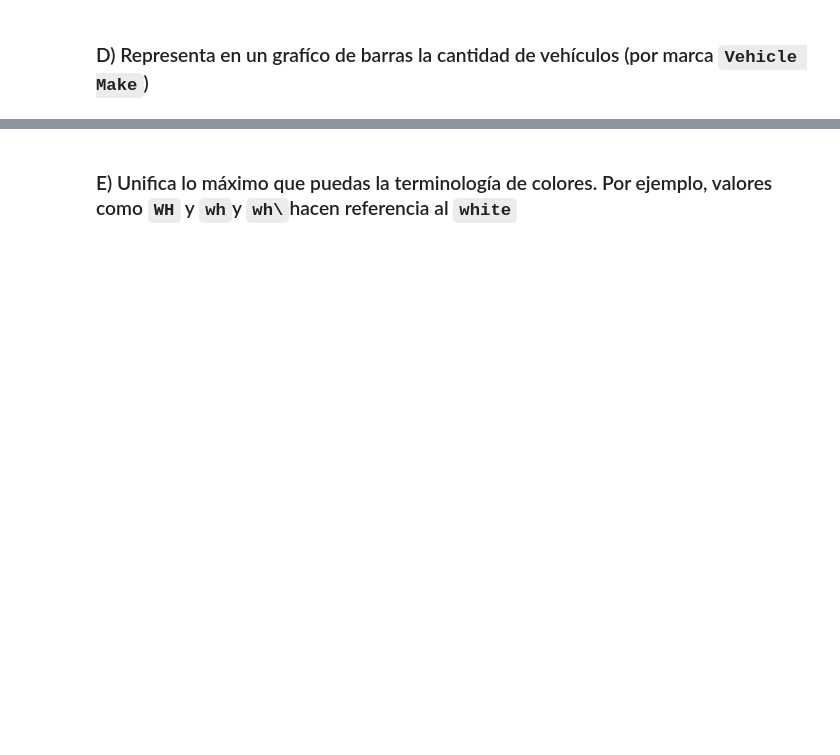
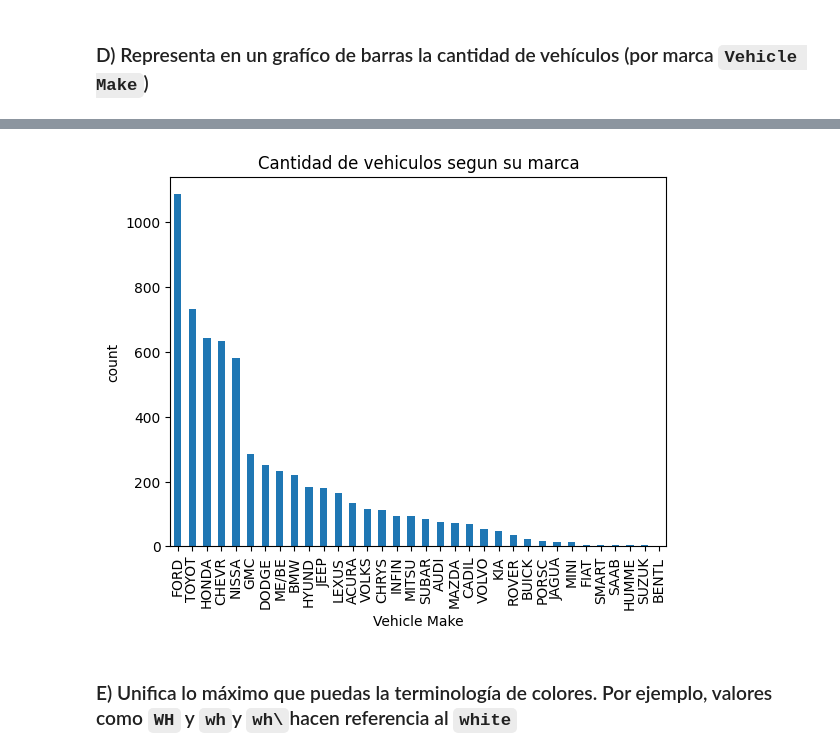
Before and after one commit to LinaGS24/proyecto_pandas, a Jupyter notebook: proyecto_pandas_LinaGS.ipynb, the cells around one changed output, grey strips where cells are left out. Cells and saved outputs as stored; diff of their text form; code cells hidden in the pictures; blank space fills up the shorter version.

```diff
--- a/proyecto_pandas_LinaGS.ipynb
+++ b/proyecto_pandas_LinaGS.ipynb
@@ -17,0 +217,3 @@ import pandas as pd
+# %%
+df_limpio3 = df_limpio2[df_limpio2["Vehicle Year"] != 0]
+df_limpio3
@@ -17,0 +234,3 @@ import pandas as pd
+# %%
+df_limpio3["Vehicle Year"] = pd.to_numeric(df_limpio3["Vehicle Year"].astype("int64"))
+df_limpio3
@@ -19,0 +287,10 @@ import pandas as pd
+# %%
+marcas_reales = ['DODGE', 'HONDA', 'FORD', 'GMC', 'BMW', 'VOLVO', 'LEXUS', 'CHEVR',
+    'TOYOT', 'NISSA', 'AUDI', 'ME/BE', 'SUBAR', 'MAZDA', 'JEEP', 'HYUND',
+    'KIA', 'VOLKS', 'ACURA', 'INFIN', 'CADIL', 'PORSC', 'BUICK', 'CHRYS',
+    'MITSU', 'SAAB', 'JAGUA', 'BENTL', 'FIAT', 'MINI', 'ROVER', 'SMART',
+    'HUMME', 'SUZUK']
+
+
+df_limpio4 = df_limpio3[df_limpio3["Vehicle Make"].isin(marcas_reales)]
+df_limpio4
@@ -21,0 +327,3 @@ import pandas as pd
+# %%
+cantidad_vehiculos = df_limpio4["Vehicle Make"].value_counts()
+cantidad_vehiculos
@@ -22,2 +348,12 @@ import pandas as pd
+# %%
+grafico_vehiculos = df_limpio4["Vehicle Make"].sort_values(ascending=False)
+dateSelect = df_limpio4.loc[grafico_vehiculos.index]
+
+ax = cantidad_vehiculos.plot(kind="bar")
+ax.set_ylabel("count")
+plt.title("Cantidad de vehiculos segun su marca")
+plt.show()
+# %% [output]
+[figure, added]
 # %% [markdown]
 ### E) Unifica lo máximo que puedas la terminología de colores. Por ejemplo, valores como `WH` y `wh`y `wh\`hacen referencia al `white`
```
Also changed, not shown: parts of 29 cells of this notebook.
